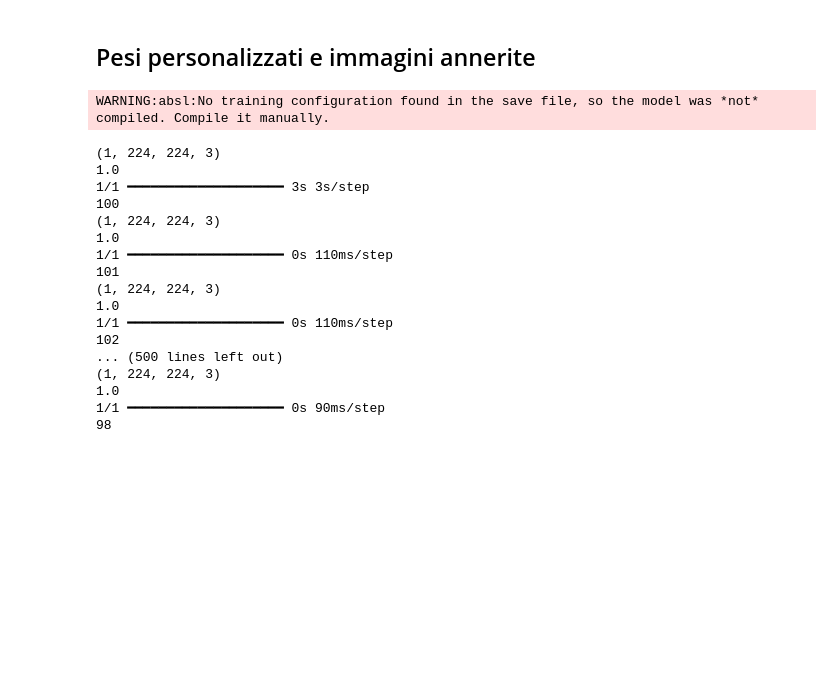
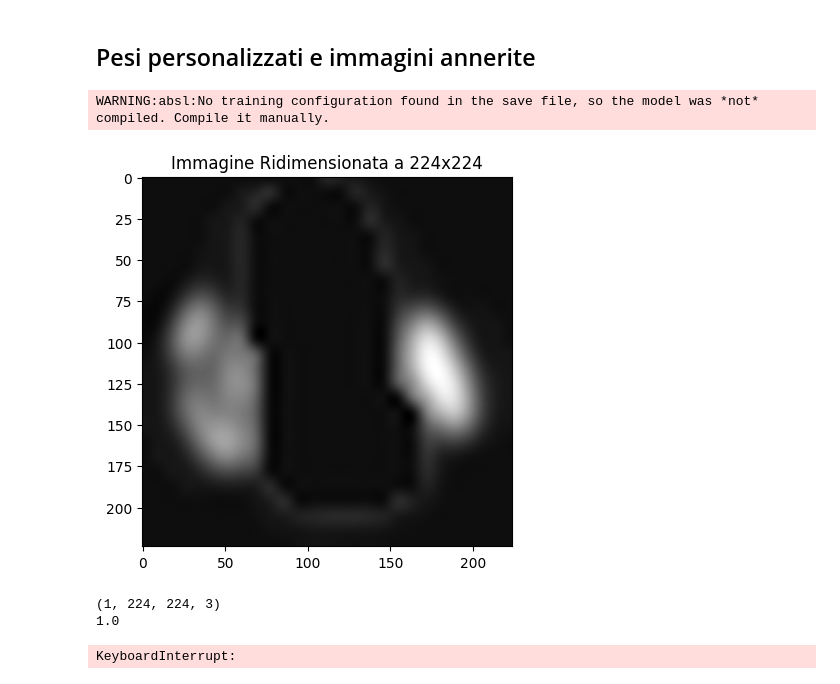
Before and after one commit to alessiamenozzi/TesiBaroniMenozzi, a Jupyter notebook: Radiomica/EstrazioneFeaturesRetiPretrained.ipynb, the cells around one changed output. Drawn from its saved outputs; the diff is of its cells as text; code cells hidden in the pictures; blank space fills up the shorter version.

```diff
--- a/Radiomica/EstrazioneFeaturesRetiPretrained.ipynb
+++ b/Radiomica/EstrazioneFeaturesRetiPretrained.ipynb
@@ -692,10 +699,6 @@ for s in os.listdir(pathdicom):
     # Estrai tutte le features e gli indici delle slice in 3D
     patient_features, placca_indices_3d = featureextraction(readdatadicom, readdatanrrd, patient_id=s)
 
-    # Aggiungi gli indici 3D alle features
-    for feature_dict, slice_index_3d in zip(patient_features, placca_indices_3d):
-        feature_dict['3D_Slice_Index'] = slice_index_3d  # Aggiungi l'indice originale 3D della slice
-
     # Aggiungi le feature di tutte le slice per questo paziente
     all_feature_dicts.extend(patient_features)
 
@@ -1745,9 +1748,9 @@ def featureextraction(image_array, mask_array):
     # Estrai solo la slice più grande
     largest_slice_image = roi_images_resized[largest_slice_index]
 
-    #plt.imshow(largest_slice_image, cmap='gray')
-    #plt.title("Immagine Ridimensionata a 224x224")
-    #plt.show()
+    plt.imshow(largest_slice_image, cmap='gray')
+    plt.title("Immagine Ridimensionata a 224x224")
+    plt.show()
 
     x = image.img_to_array(largest_slice_image)
 
@@ -1796,47 +1799,34 @@ pathroi = "\\Users\\bsbar\\Desktop\\Tesi\\ROI"
 featureDict = {}
 for s in os.listdir(pathdicom):
     filename = os.path.join(pathdicom, s)
 
     for t in os.listdir(filename):
         pathdicomnew = os.path.join(pathdicom, s, t)
         readdatadicom, header = nrrd.read(pathdicomnew, index_order='C')
 
     pathroinew = os.path.join(pathroi, s)
     for g in os.listdir(pathroinew):
         troi = os.path.join(pathroi, s, g)
         readdatanrrd, header2 = nrrd.read(troi, index_order='C')
 
     deeplearningfeatures = featureextraction(readdatadicom, readdatanrrd)
 
     result = deeplearningfeatures
     key = list(result.keys())
 
     feature = []
     for jind in range(len(key)):
         feature.append(result[key[jind]])
 
     featureDict[s] = feature
     dictkey = key
     print(s)
 
 dataframe = pd.DataFrame.from_dict(featureDict, orient='index', columns=dictkey)
 dataframe.to_csv('C:\\Users\\bsbar\\Desktop\\INCRES_SliceMaggiore_NuoviPesi_annerita.csv')
 # %% [output]
 WARNING:absl:No training configuration found in the save file, so the model was *not* compiled. Compile it manually.
+[figure, added]
 (1, 224, 224, 3)
 1.0
-1/1 ━━━━━━━━━━━━━━━━━━━━ 3s 3s/step
-100
-(1, 224, 224, 3)
-1.0
-1/1 ━━━━━━━━━━━━━━━━━━━━ 0s 110ms/step
-101
-(1, 224, 224, 3)
-1.0
-1/1 ━━━━━━━━━━━━━━━━━━━━ 0s 110ms/step
-102
-... (500 lines left out)
-(1, 224, 224, 3)
-1.0
-1/1 ━━━━━━━━━━━━━━━━━━━━ 0s 90ms/step
-98
+KeyboardInterrupt:
```
Also changed, not shown: parts of 18 cells of this notebook, 9 other files.
